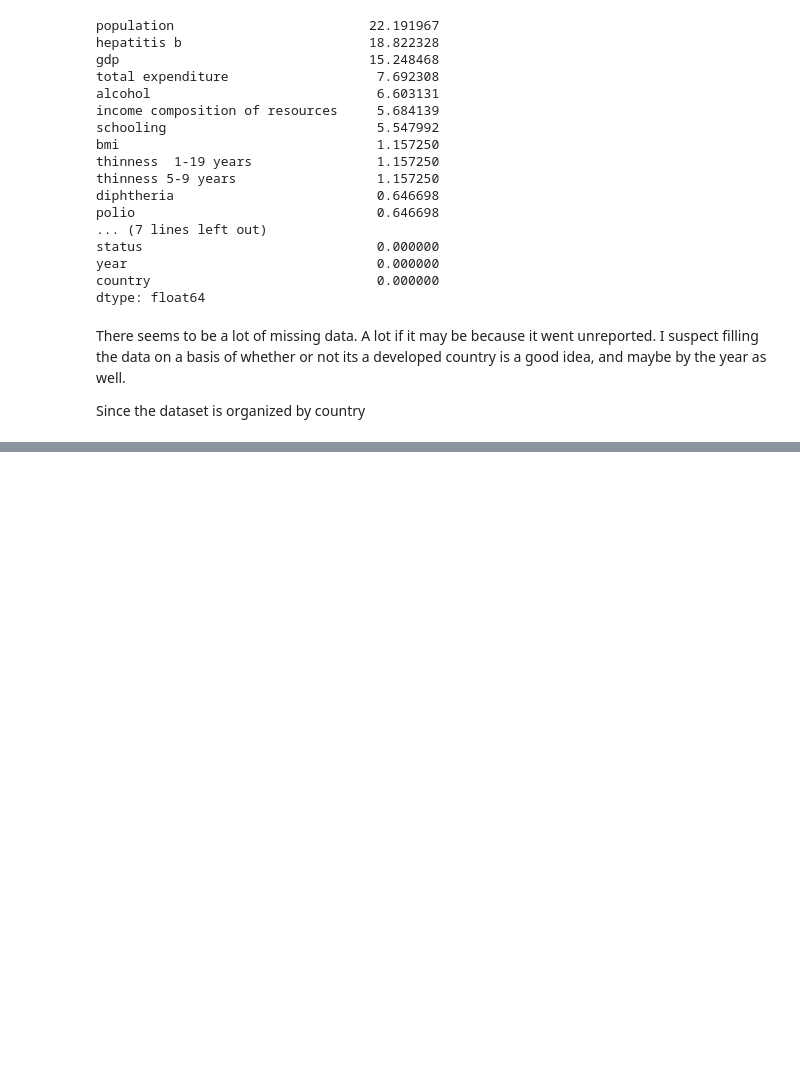
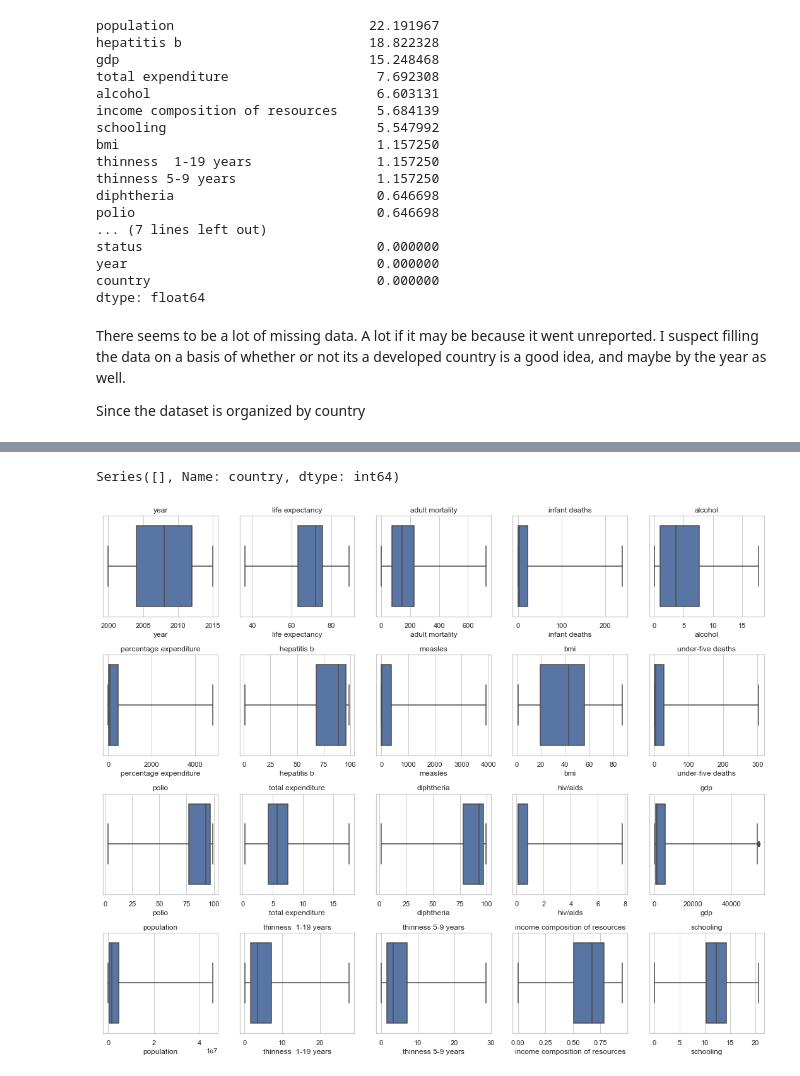
Before and after one commit to cobyoram/python-for-data-scientists, a Jupyter notebook: model-prep-CHALLENGE.ipynb, the cells around one changed output, grey strips where cells are left out. Saved outputs shown, nothing was run; the diff lists cells and outputs as text; code cells hidden in the pictures; blank space fills up the shorter version.

```diff
--- a/model-prep-CHALLENGE.ipynb
+++ b/model-prep-CHALLENGE.ipynb
@@ -124,10 +142,0 @@ Name: status, dtype: int64
-# %%
-# Correct the outliers
-# Fill the
-
-filled_df = life_df.copy()
-for country in life_df['country'].unique():
-    filled_df.loc[life_df['country'] == country] = life_df.loc[life_df['country'] == country].interpolate(
-                                                                                                method='linear').fillna(
-                                                                                                life_df.loc[life_df['country'] == country].median())
-ds_useful.missingness_summary(filled_df, False, 'asc')
@@ -172,0 +143,9 @@ Name: country, dtype: int64
+# %%
+# To fill in the missing values, first we'll interpolate the data grouped by country. That way the data fills linearly with existing data from the same country, which should maintain that country's trends
+# Then, we will fill in whatever couldn't be filled by interpolation(the left and right bounds being null), we'll fill with the median of that country.
+filled_df = life_df.copy()
+for country in filled_df['country'].unique():
+    filled_df.loc[filled_df['country'] == country] = filled_df.loc[filled_df['country'] == country].interpolate(
+                                                                    method='linear').fillna(
+                                                                    filled_df.loc[filled_df['country'] == country].median())
+ds_useful.missingness_summary(filled_df)
@@ -172,0 +215,7 @@ Name: country, dtype: int64
+# %%
+# Seems I was right. For those countries, let's fill them with the central occurring values in the same development status
+for status in life_df['status'].unique():
+    for year in life_df['year'].unique():
+        filled_df.loc[life_df['status'] == status] = filled_df.loc[life_df['status'] == status].fillna(
+                                                        filled_df.loc[filled_df['status'] == status].loc[filled_df['year'] == year].median())
+ds_useful.missingness_summary(filled_df)
@@ -172,0 +240,4 @@ Name: country, dtype: int64
+# %%
+# Now we have a dataset with no missing data. Let's investigate the outliers
+life_df = filled_df
+ds_useful.outliers_summary(life_df, 5)
@@ -172,0 +280,16 @@ Name: country, dtype: int64
+# %%
+life_df.loc[life_df['infant deaths'].isin(ds_useful.get_outliers(life_df['infant deaths'], 75))]['country'].value_counts()
+# %% [output]
+Series([], Name: country, dtype: int64)
+# %%
+# Grab the outliers summary from the database
+outliers = ds_useful.outliers_summary(life_df, 10)
+
+# Iterate through columns that have outliers
+for column in outliers.loc[outliers > 0].index:
+    percentiles = ds_useful.get_percentiles(life_df, column, 10)
+    life_df[column] = stats.mstats.winsorize(life_df[column], percentiles)
+
+ds_useful.auto_subplots(life_df, kind='boxplot', whis=10)
+# %% [output]
+[figure, added]
```
Also changed, not shown: parts of 32 cells of this notebook.
